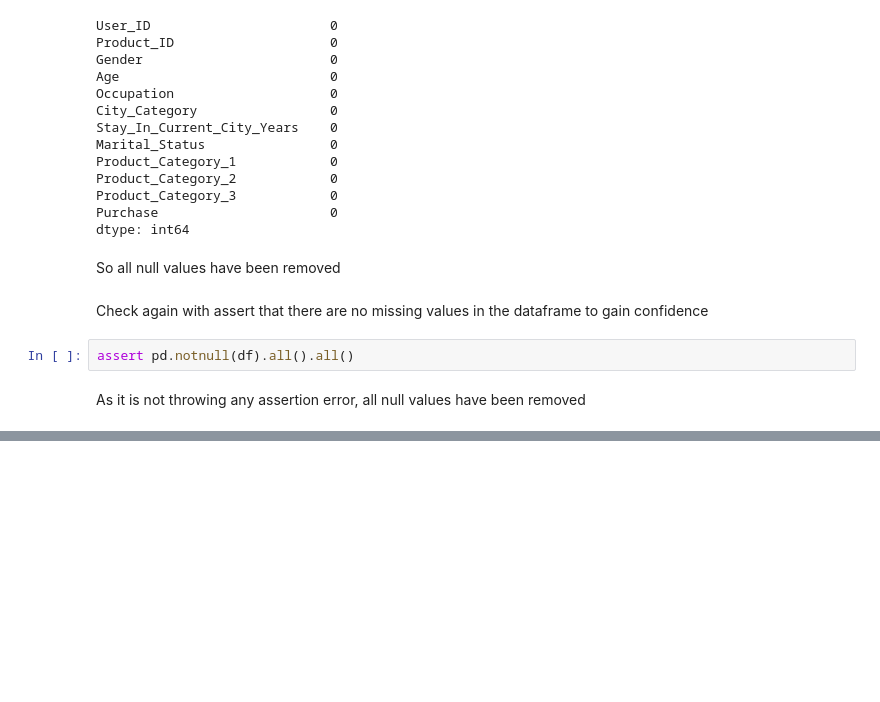
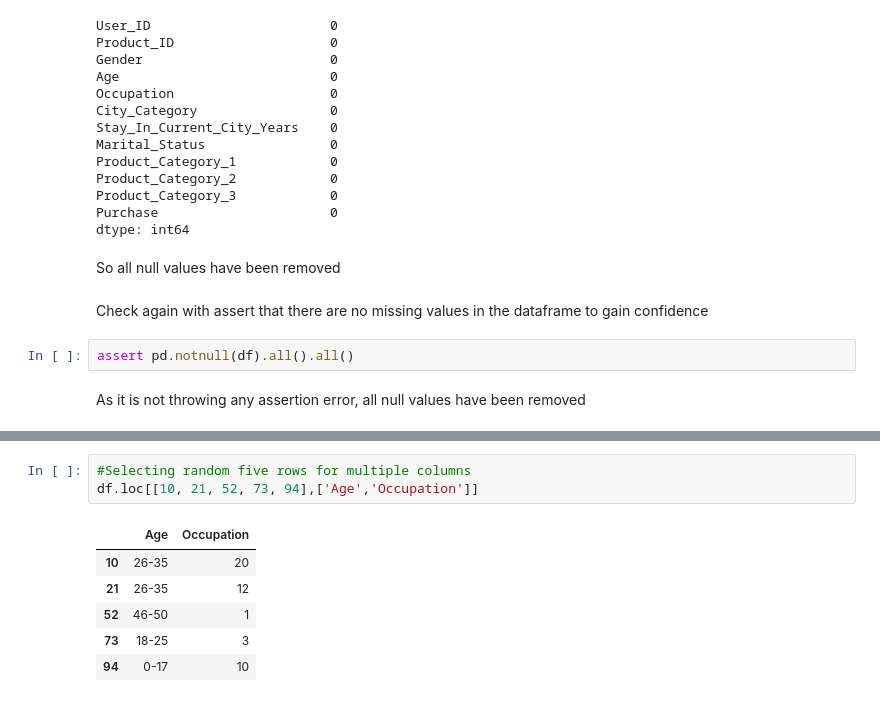
Before and after one commit to hrishikeshchavan99/Black-Friday-Dataset, a Jupyter notebook: EDA.ipynb, the cells around one changed output, grey strips where cells are left out. Saved outputs shown, nothing was run; the diff lists cells and outputs as text; blank space fills up the shorter version.

```diff
--- a/EDA.ipynb
+++ b/EDA.ipynb
@@ -148,0 +244,10 @@ As it is not throwing any assertion error, all null values have been removed
+# %%
+#Selecting random five rows for multiple columns
+df.loc[[10, 21, 52, 73, 94],['Age','Occupation']]
+# %% [output]
+|  | Age | Occupation |
+| 10 | 26-35 | 20 |
+| 21 | 26-35 | 12 |
+| 52 | 46-50 | 1 |
+| 73 | 18-25 | 3 |
+| 94 | 0-17 | 10 |
```
Also changed, not shown: parts of 22 cells of this notebook.
